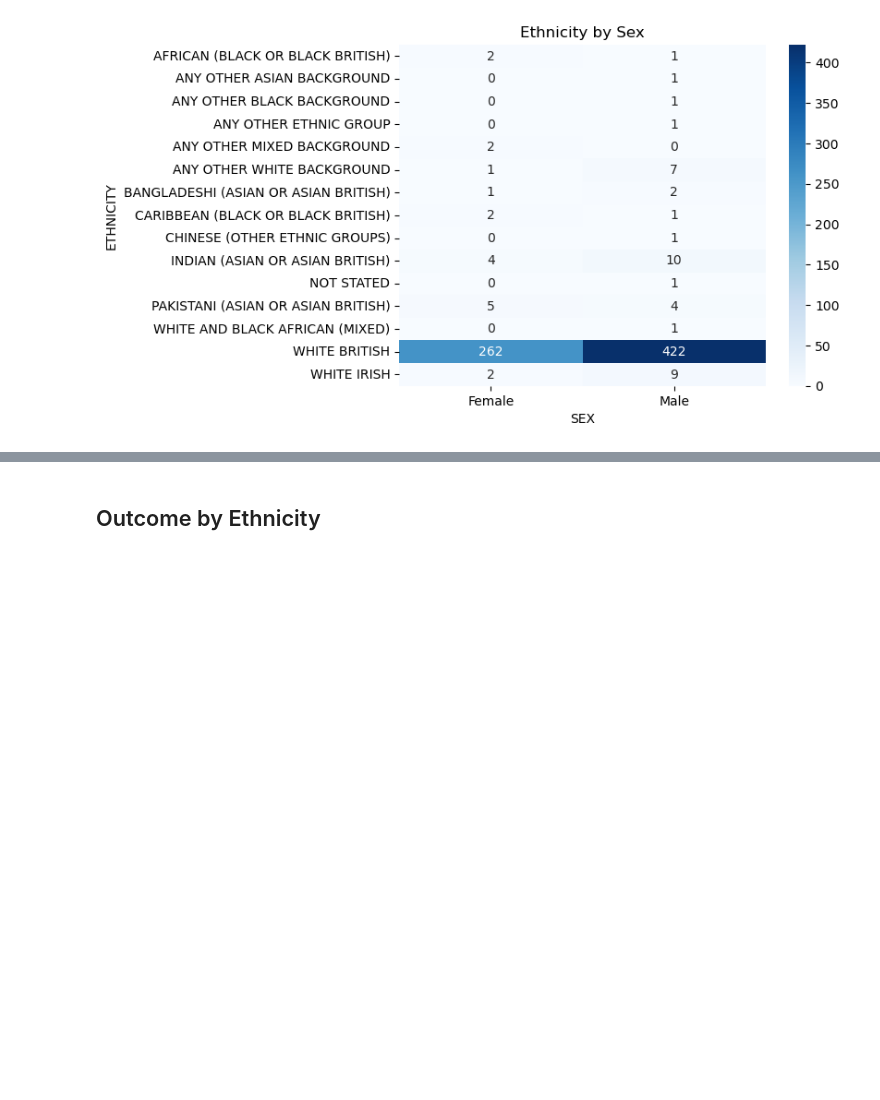
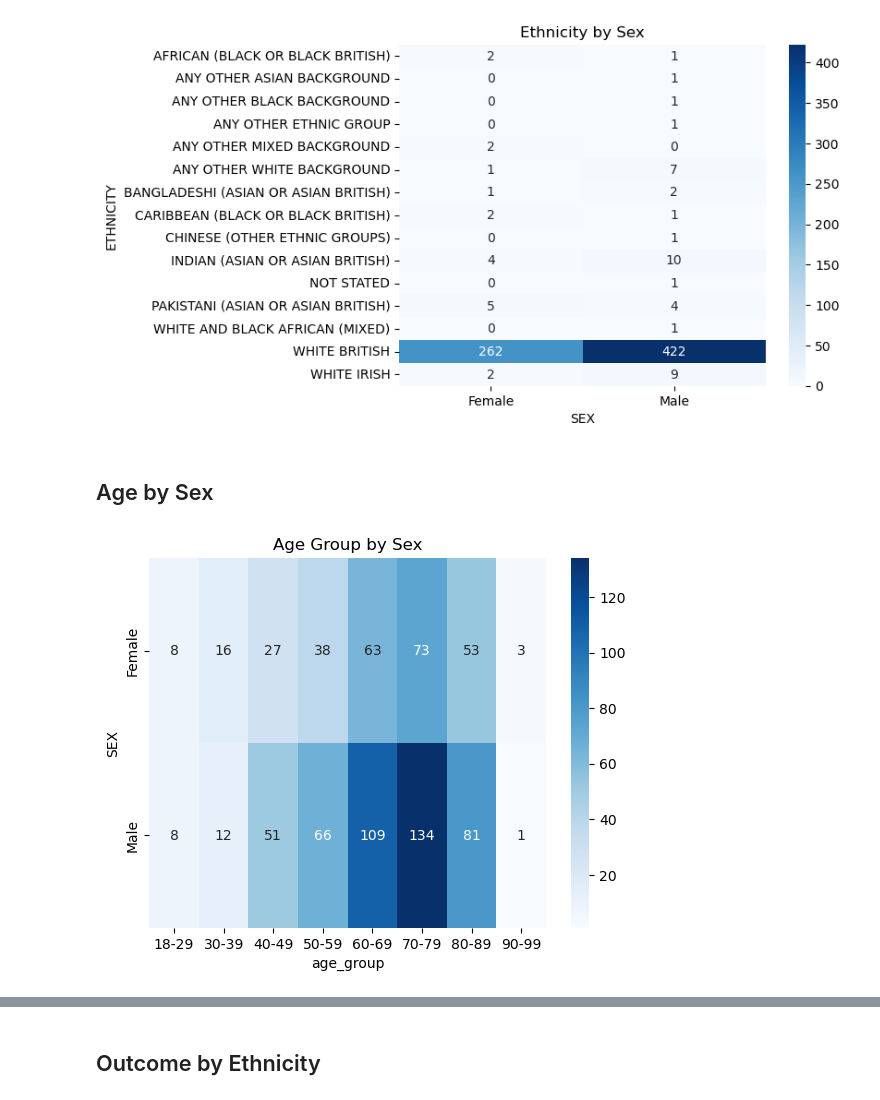
Before and after one commit to lshpaner/bmc_ali_kfre_val, a Jupyter notebook: notebooks/eda.ipynb, the cells around one changed output, grey strips where cells are left out. Cells and saved outputs as stored; diff of their text form; code cells hidden in the pictures; blank space fills up the shorter version.

Commit message:
added age by sex crosstab plots

```diff
--- a/notebooks/eda.ipynb
+++ b/notebooks/eda.ipynb
@@ -191,3 +191,15 @@ plt.savefig(os.path.join(image_path_svg, "ethnicity_by_sex.svg"), bbox_inches="t
 plt.show()
 # %% [output]
 [figure]
+# %% [markdown]
+## Age by Sex
+# %%
+sns.heatmap(
+    pd.crosstab(df_eda["SEX"], df_eda["age_group"]), annot=True, cmap="Blues", fmt="d"
+)
+plt.title("Age Group by Sex")
+plt.savefig(os.path.join(image_path_png, "age_by_sex.png"), bbox_inches="tight")
+plt.savefig(os.path.join(image_path_svg, "age_by_sex.svg"), bbox_inches="tight")
+plt.show()
+# %% [output]
+[figure, added]
```
Also changed, not shown: parts of 1 cell of this notebook, 30 other files.
